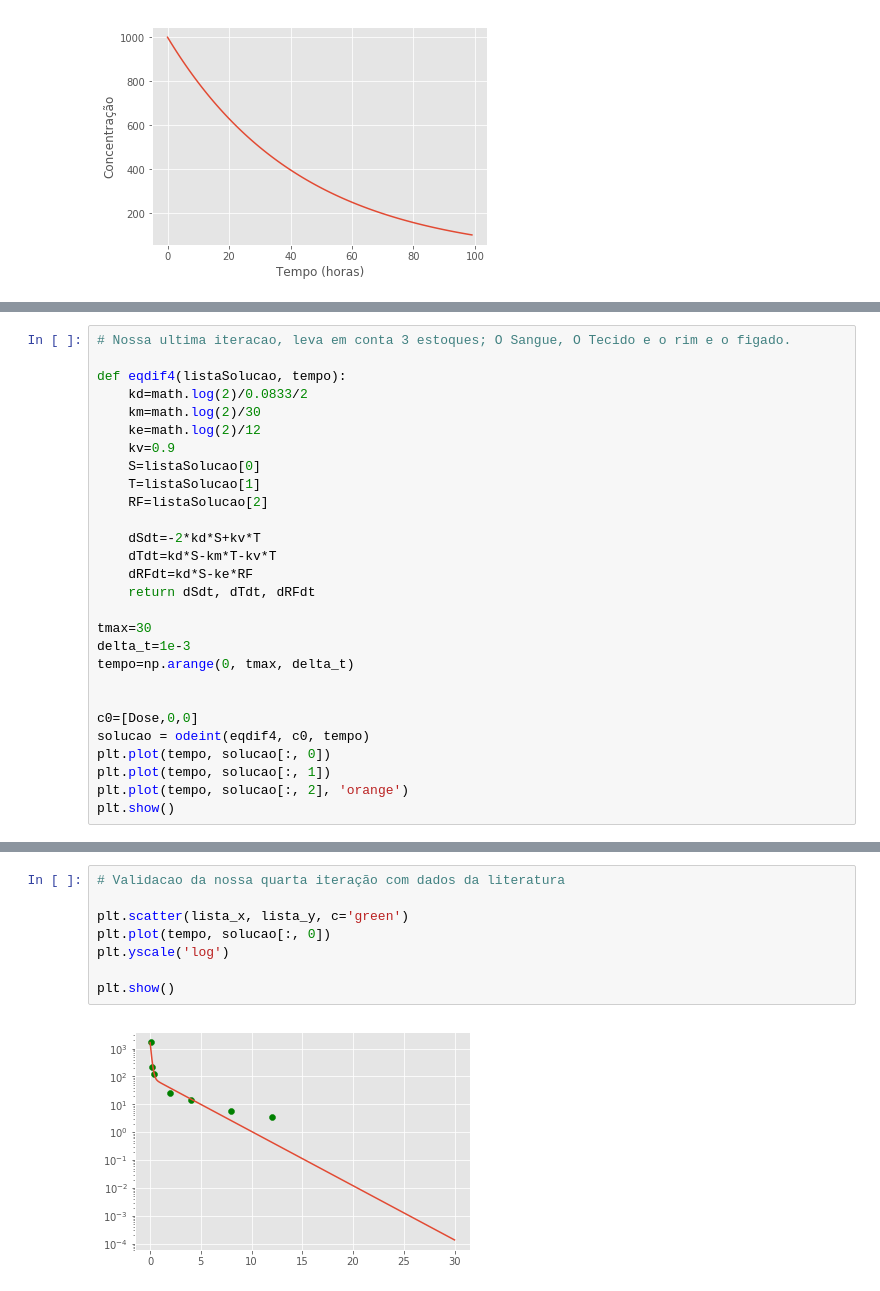
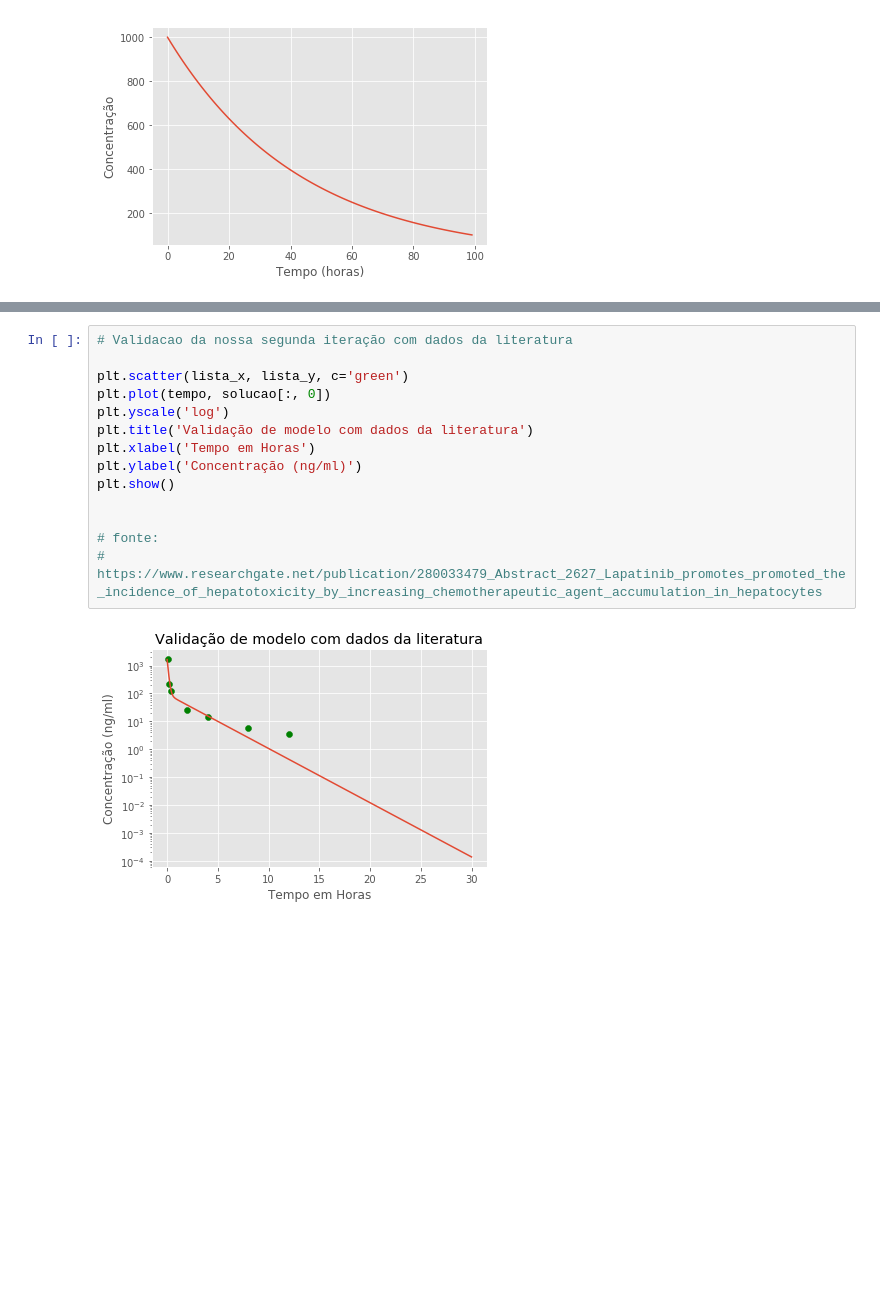
Before and after one commit to jzsiggy/Pharmacokinetics, a Jupyter notebook: Farmacocinetica.ipynb, the cells around one changed output, grey strips where cells are left out. Drawn from its saved outputs; the diff is of its cells as text; blank space fills up the shorter version.

```diff
--- a/Farmacocinetica.ipynb
+++ b/Farmacocinetica.ipynb
@@ -122,28 +74,0 @@ plt.show()
-# %%
-# Nossa ultima iteracao, leva em conta 3 estoques; O Sangue, O Tecido e o rim e o figado.
-
-def eqdif4(listaSolucao, tempo):
-    kd=math.log(2)/0.0833/2
-    km=math.log(2)/30
-    ke=math.log(2)/12
-    kv=0.9
-    S=listaSolucao[0]
-    T=listaSolucao[1]
-    RF=listaSolucao[2]
-
-    dSdt=-2*kd*S+kv*T
-    dTdt=kd*S-km*T-kv*T
-    dRFdt=kd*S-ke*RF
-    return dSdt, dTdt, dRFdt
-
-tmax=30
-delta_t=1e-3
-tempo=np.arange(0, tmax, delta_t)
-
-
-c0=[Dose,0,0]
-solucao = odeint(eqdif4, c0, tempo)
-plt.plot(tempo, solucao[:, 0])
-plt.plot(tempo, solucao[:, 1])
-plt.plot(tempo, solucao[:, 2], 'orange')
-plt.show()
@@ -152,10 +75,16 @@ plt.show()
 # %%
-# Validacao da nossa quarta iteração com dados da literatura
+# Validacao da nossa segunda iteração com dados da literatura
 
 plt.scatter(lista_x, lista_y, c='green')
 plt.plot(tempo, solucao[:, 0])
 plt.yscale('log')
+plt.title('Validação de modelo com dados da literatura')
+plt.xlabel('Tempo em Horas')
+plt.ylabel('Concentração (ng/ml)')
+plt.show()
 
-plt.show()
+
+# fonte:
+# https://www.researchgate.net/publication/280033479_Abstract_2627_Lapatinib_promotes_promoted_the_incidence_of_hepatotoxicity_by_increasing_chemotherapeutic_agent_accumulation_in_hepatocytes
 # %% [output]
-[figure, old version]
+[figure, new version]
```
Also changed, not shown: parts of 4 cells of this notebook.
